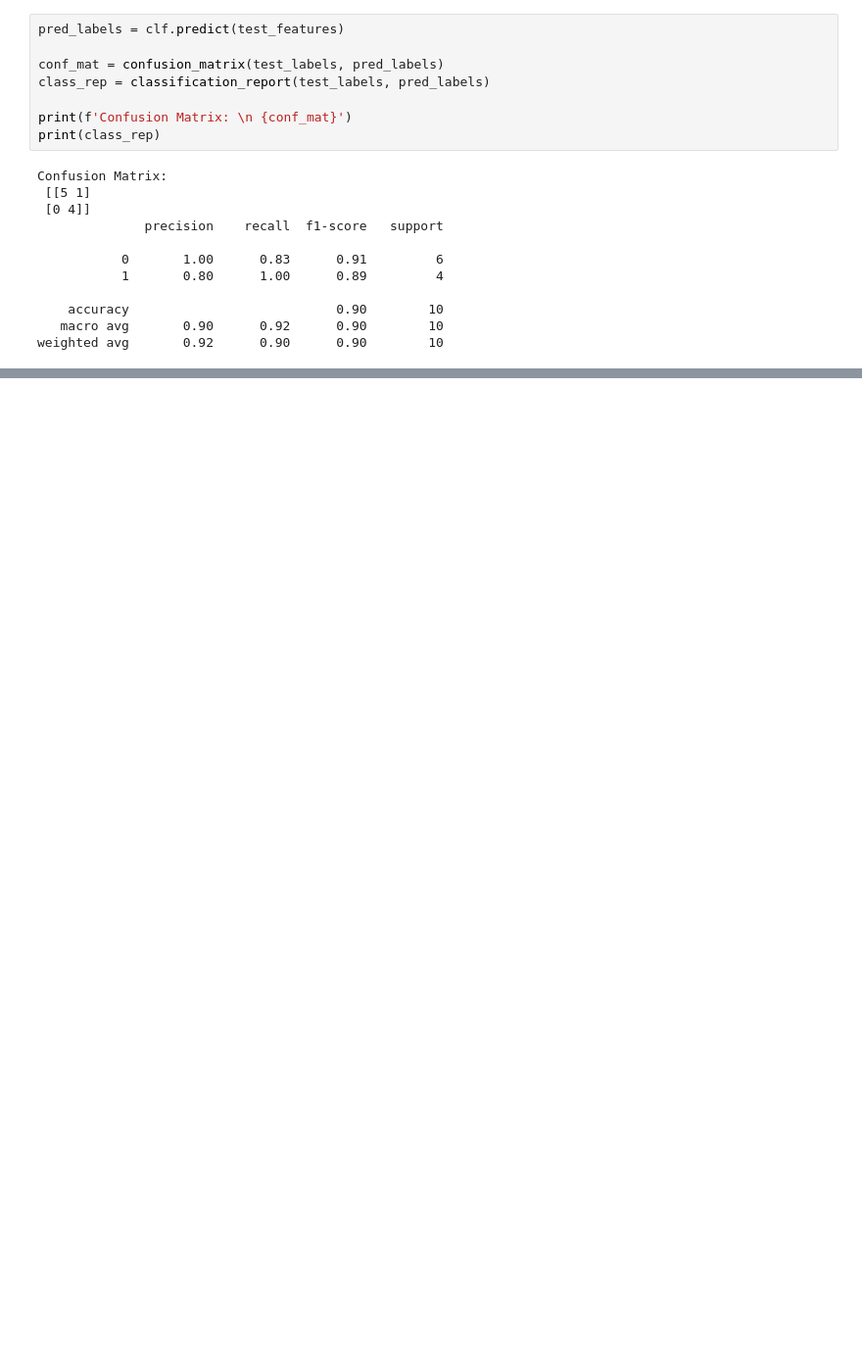
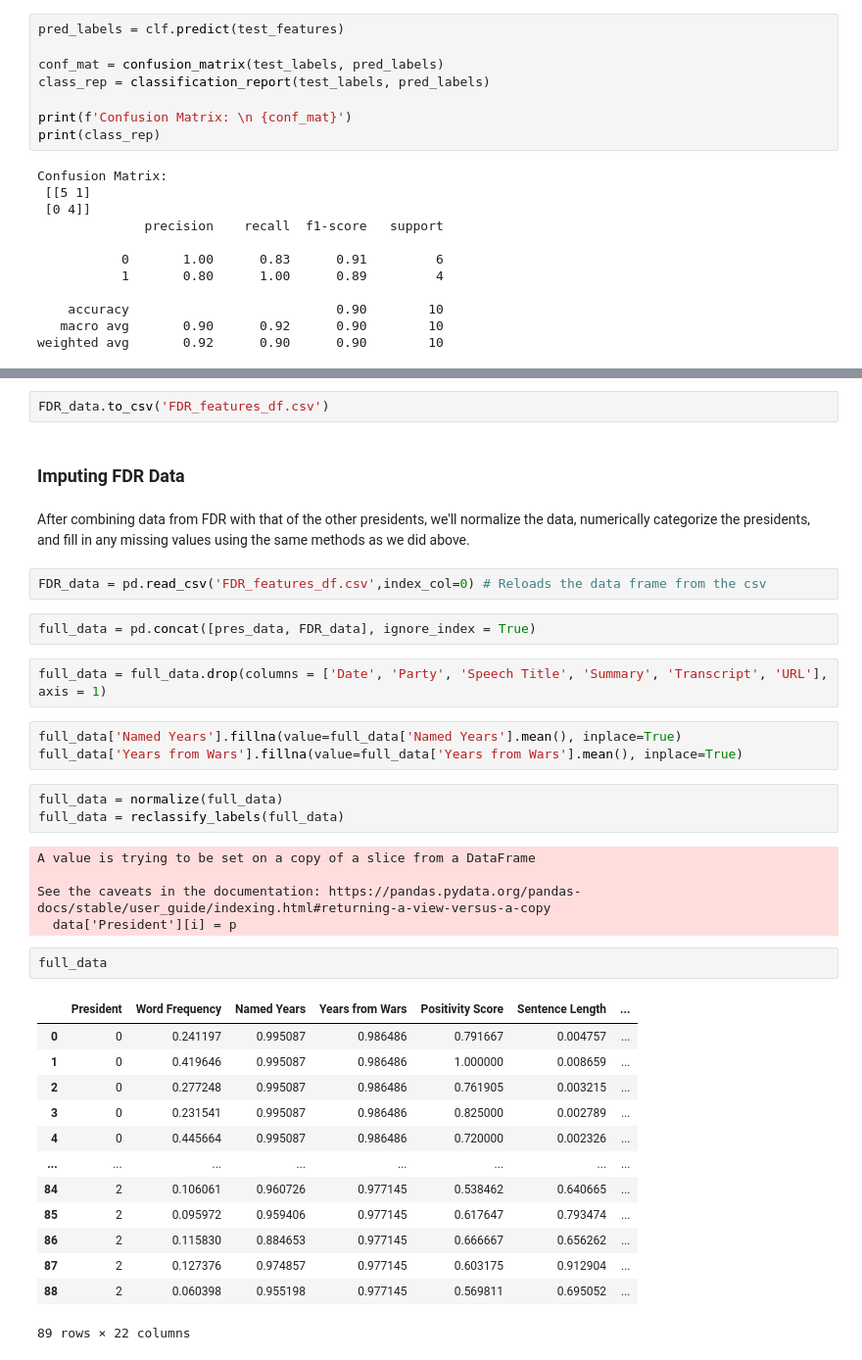
Before and after one commit to gianbatayola/CMSE-202-Project, a Jupyter notebook: Full_Presidential_Dataframe.ipynb, the cells around one changed output, grey strips where cells are left out. Shown: that part at 98% size. Cells and saved outputs as stored; diff of their text form; blank space fills up the shorter version.

```diff
--- a/Full_Presidential_Dataframe.ipynb
+++ b/Full_Presidential_Dataframe.ipynb
@@ -240,0 +304,39 @@ weighted avg       0.92      0.90      0.90        10
+# %%
+FDR_data.to_csv('FDR_features_df.csv')
+# %% [markdown]
+### Imputing FDR Data
+# %% [markdown]
+After combining data from FDR with that of the other presidents, we'll normalize the data, numerically categorize the presidents, and fill in any missing values using the same methods as we did above.
+# %%
+FDR_data = pd.read_csv('FDR_features_df.csv',index_col=0) # Reloads the data frame from the csv
+# %%
+full_data = pd.concat([pres_data, FDR_data], ignore_index = True)
+# %%
+full_data = full_data.drop(columns = ['Date', 'Party', 'Speech Title', 'Summary', 'Transcript', 'URL'], axis = 1)
+# %%
+full_data['Named Years'].fillna(value=full_data['Named Years'].mean(), inplace=True)
+full_data['Years from Wars'].fillna(value=full_data['Years from Wars'].mean(), inplace=True)
+# %%
+full_data = normalize(full_data)
+full_data = reclassify_labels(full_data)
+# %% [output]
+A value is trying to be set on a copy of a slice from a DataFrame
+
+See the caveats in the documentation: https://pandas.pydata.org/pandas-docs/stable/user_guide/indexing.html#returning-a-view-versus-a-copy
+  data['President'][i] = p
+# %%
+full_data
+# %% [output]
+|  | President | Word Frequency | Named Years | Years from Wars | Positivity Score | Sentence Length | ... |
+| 0 | 0 | 0.241197 | 0.995087 | 0.986486 | 0.791667 | 0.004757 | ... |
+| 1 | 0 | 0.419646 | 0.995087 | 0.986486 | 1.000000 | 0.008659 | ... |
+| 2 | 0 | 0.277248 | 0.995087 | 0.986486 | 0.761905 | 0.003215 | ... |
+| 3 | 0 | 0.231541 | 0.995087 | 0.986486 | 0.825000 | 0.002789 | ... |
+| 4 | 0 | 0.445664 | 0.995087 | 0.986486 | 0.720000 | 0.002326 | ... |
+| ... | ... | ... | ... | ... | ... | ... | ... |
+| 84 | 2 | 0.106061 | 0.960726 | 0.977145 | 0.538462 | 0.640665 | ... |
+| 85 | 2 | 0.095972 | 0.959406 | 0.977145 | 0.617647 | 0.793474 | ... |
+| 86 | 2 | 0.115830 | 0.884653 | 0.977145 | 0.666667 | 0.656262 | ... |
+| 87 | 2 | 0.127376 | 0.974857 | 0.977145 | 0.603175 | 0.912904 | ... |
+| 88 | 2 | 0.060398 | 0.955198 | 0.977145 | 0.569811 | 0.695052 | ... |
+89 rows × 22 columns
```
Also changed, not shown: parts of 37 cells of this notebook, 2 other files.
